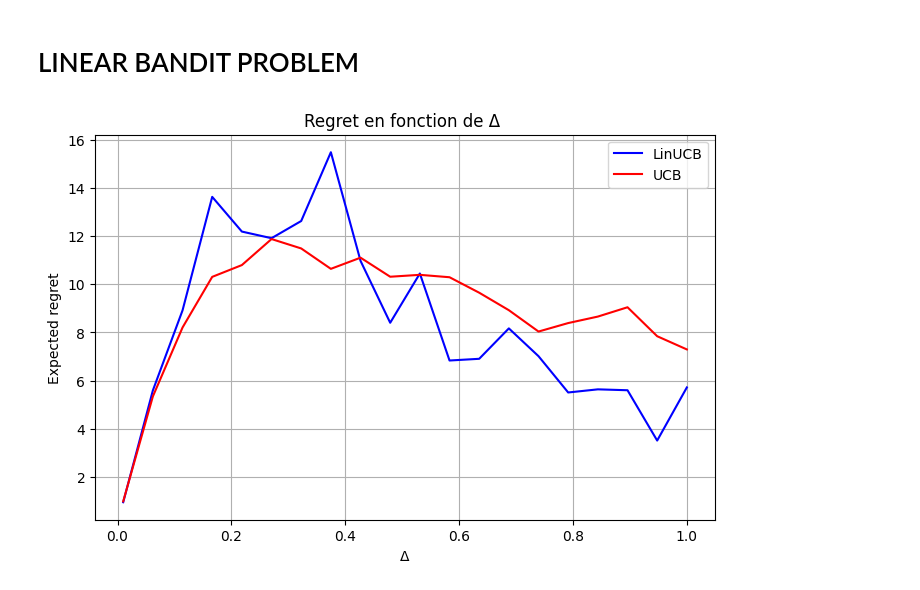
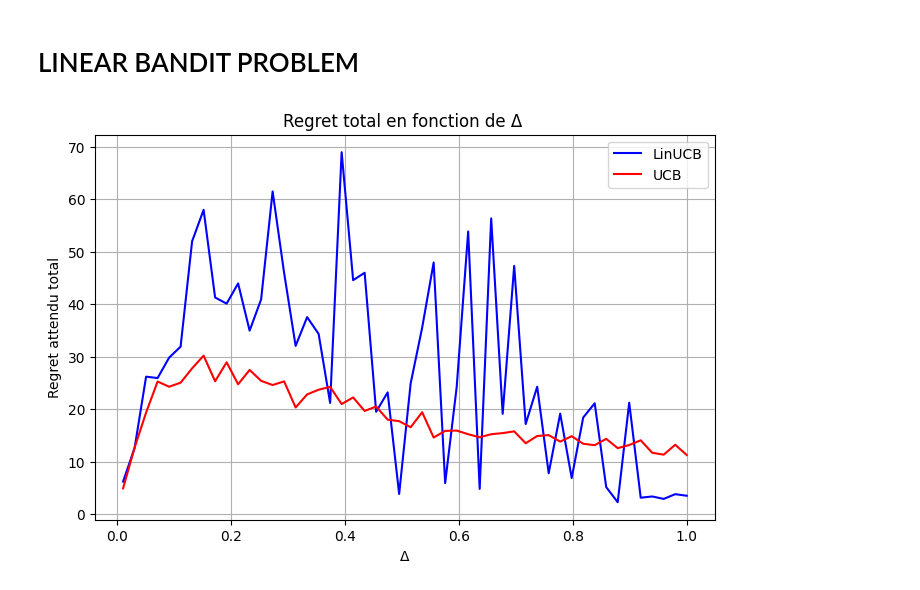
Before and after one commit to Dkdunand/Reinforcement-learning-Multi-armed-Bandits, a Jupyter notebook: Impletations.ipynb, the cells around one changed output. Cells and saved outputs as stored; diff of their text form; code cells hidden in the pictures.

```diff
--- a/Impletations.ipynb
+++ b/Impletations.ipynb
@@ -306,7 +306,7 @@ for idx, m in enumerate(folowing_m):
     chosen_arms = []
     regrets_ETC = []
     expected_means = [p1, p2]
-    deltas = []
+
     for t in range(1, n_rounds + 1):
         arm = algo_ETC.select_arms_ETC()
         reward = distribution_reward(arm, p1, p2)
@@ -315,10 +315,9 @@ for idx, m in enumerate(folowing_m):
         chosen_arms.append(arm)
         tru_regret = regret(expected_means, algo_ETC, t)
         regrets_ETC.append(tru_regret)
-        delta = np.max( expected_means ) - np.sum( algo.counts)/t
-        deltas.append(delta)
 
-    plt.plot(deltas, regrets_ETC, label=f"m={m}", color=colors[idx])
+
+    plt.plot( regrets_ETC, label=f"m={m}", color=colors[idx])
 
 #plt.xscale("log")
 plt.xlabel("delta ")
@@ -575,11 +530,12 @@ class LinUCB:
 # %%
+
+
 import numpy as np
 import matplotlib.pyplot as plt
 
-def simulate_ucb(n_rounds, delta):
+def simulate_ucb(n_rounds, delta, n_sim=50):
     regrets = []
-    for i in range(1, n_rounds+1):
-        # Deux bras avec moyennes mu1 (opt) et mu2 = mu1 - delta
+    for _ in range(n_sim):
         mu1 = 0.5
         mu2 = mu1 - delta
         counts = [0, 0]
@@ -607,12 +563,12 @@ def simulate_ucb(n_rounds, delta):
         regrets.append(regrets_sim)
     return np.mean(regrets)
 
-def simulate_linucb(n_rounds, delta):
+def simulate_linucb(n_rounds, delta, n_sim=50):
     regrets = []
-    for _ in range(1, n_rounds+1):
+    for _ in range(n_sim):
         d = 2
         arms = [np.array([1.0, 0.0]), np.array([0.0, 1.0])]
-        theta_star = np.array([[0.5], [0.5 - delta]])  # delta dans la 2ème dim
+        theta_star = np.array([[0.5], [0.5 - delta]])
         V = {0: np.identity(d), 1: np.identity(d)}
         b = {0: np.zeros((d, 1)), 1: np.zeros((d, 1))}
         beta = 1.0
@@ -621,41 +577,42 @@ def simulate_linucb(n_rounds, delta):
         for t in range(1, n_rounds + 1):
             scores = []
             for i in range(2):
                 V_inv = np.linalg.inv(V[i])
                 theta_hat = V_inv @ b[i]
                 x = arms[i].reshape(-1, 1)
                 p = float(theta_hat.T @ x) + beta * np.sqrt(float(x.T @ V_inv @ x))
                 scores.append(p)
 
             chosen = np.argmax(scores)
             x = arms[chosen].reshape(-1, 1)
             reward = float(theta_star.T @ x) + np.random.normal(0, 1)
 
             V[chosen] += x @ x.T
             b[chosen] += reward * x
 
-            # Regret
             opt_reward = float(np.max([theta_star.T @ a.reshape(-1, 1) for a in arms]))
             regret += opt_reward - float(theta_star.T @ x)
+
         regrets.append(regret)
     return np.mean(regrets)
 
 # ======== Paramètres =========
-deltas = np.linspace(0.01, 1.0, 20)
-n_rounds = 200
+deltas = np.linspace(0.01, 1.0, 50)
+n_rounds = 1000
+n_sim = 50
 
-regrets_ucb = [simulate_ucb(n_rounds, delta) for delta in deltas]
-regrets_linucb = [simulate_linucb(n_rounds, delta) for delta in deltas]
+regrets_ucb = [simulate_ucb(n_rounds, delta, n_sim) for delta in deltas]
+regrets_linucb = [simulate_linucb(n_rounds, delta, n_sim) for delta in deltas]
 
-# ======== Tracé =========
+# ======== Tracé : Regret moyen total pour chaque Δ =========
 plt.figure(figsize=(8, 5))
-plt.plot(deltas, regrets_linucb, color = 'blue', label="LinUCB")
-plt.plot(deltas, regrets_ucb, color = 'red', label="UCB")
+plt.plot(deltas, regrets_linucb, color='blue', label="LinUCB")
+plt.plot(deltas, regrets_ucb, color='red', label="UCB")
 plt.xlabel("Δ")
-plt.ylabel("Expected regret")
-plt.title("Regret en fonction de Δ ")
+plt.ylabel("Regret attendu total")
+plt.title("Regret total en fonction de Δ ")
 plt.legend()
 plt.grid(True)
 plt.show()
 # %% [output]
-[figure, old version]
+[figure, new version]
```
Also changed, not shown: parts of 10 cells of this notebook.
